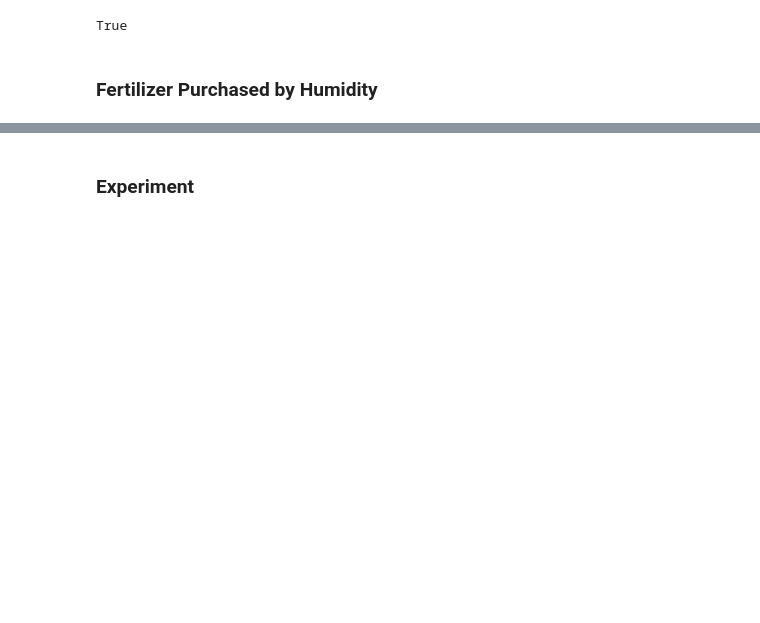
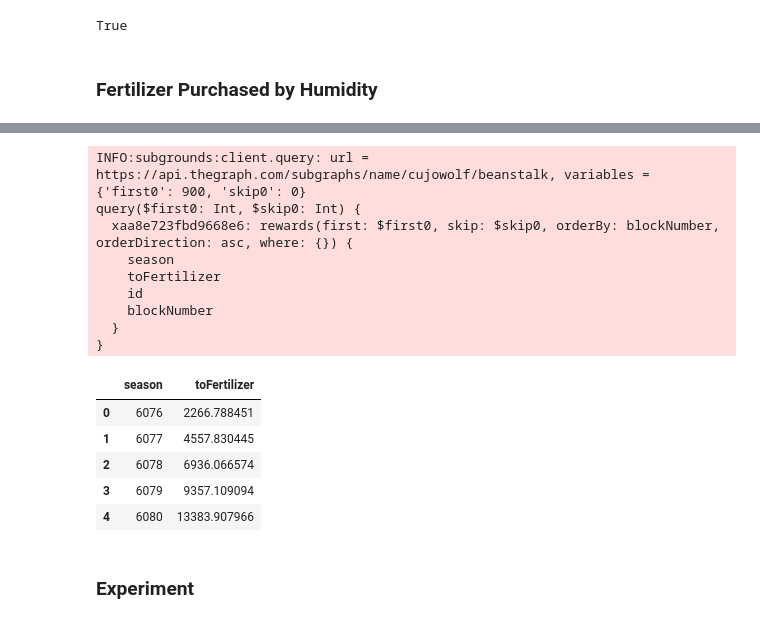
Before and after one commit to BeanstalkFarms/Beanstalk-Analytics, a Jupyter notebook: Fertilizer.ipynb, the cells around one changed output, grey strips where cells are left out. Drawn from its saved outputs; the diff is of its cells as text; code cells hidden in the pictures; blank space fills up the shorter version.

```diff
--- a/Fertilizer.ipynb
+++ b/Fertilizer.ipynb
@@ -179,6 +159,32 @@ query($first0: Int, $skip0: Int) {
 | 7 | 6080 | 15388 | 247.0 | 0.002520 | 3.472520 |
 | 8 | 6081 | 100 | 246.5 | 0.003691 | 3.468691 |
 | 9 | 6082 | 3095 | 246.0 | 0.005087 | 3.465087 |
+# %%
+rewards = bs.Query.rewards(orderBy="blockNumber", orderDirection="asc", first=10000)
+
+df_rewards_raw = sg.query_df([
+    rewards.season,
+    rewards.toFertilizer,
+], pagination_strategy=ShallowStrategy)
+df_rewards_raw = remove_prefix(df_rewards_raw, 'rewards_')
+df_rewards_raw['toFertilizer'] = df_rewards_raw['toFertilizer'].astype(float) / 1e6
+df_rewards_raw.head()
+# %% [output]
+INFO:subgrounds:client.query: url = https://api.thegraph.com/subgraphs/name/cujowolf/beanstalk, variables = {'first0': 900, 'skip0': 0}
+query($first0: Int, $skip0: Int) {
+  xaa8e723fbd9668e6: rewards(first: $first0, skip: $skip0, orderBy: blockNumber, orderDirection: asc, where: {}) {
+    season
+    toFertilizer
+    id
+    blockNumber
+  }
+}
+|  | season | toFertilizer |
+| 0 | 6076 | 2266.788451 |
+| 1 | 6077 | 4557.830445 |
+| 2 | 6078 | 6936.066574 |
+| 3 | 6079 | 9357.109094 |
+| 4 | 6080 | 13383.907966 |
 # %% [markdown]
 ### Experiment
 # %%
```
Also changed, not shown: parts of 7 cells of this notebook, 1 other file.
